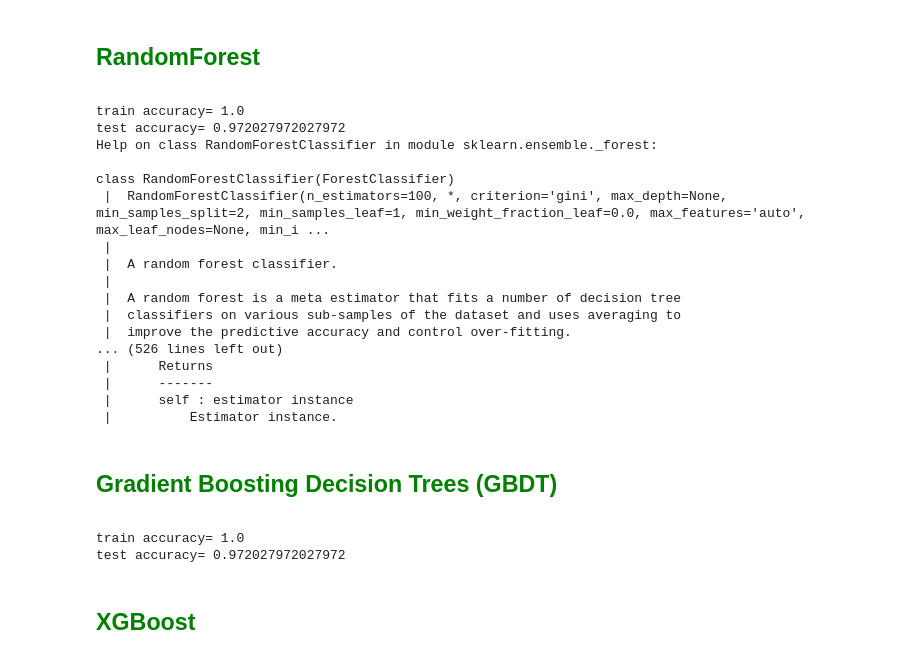
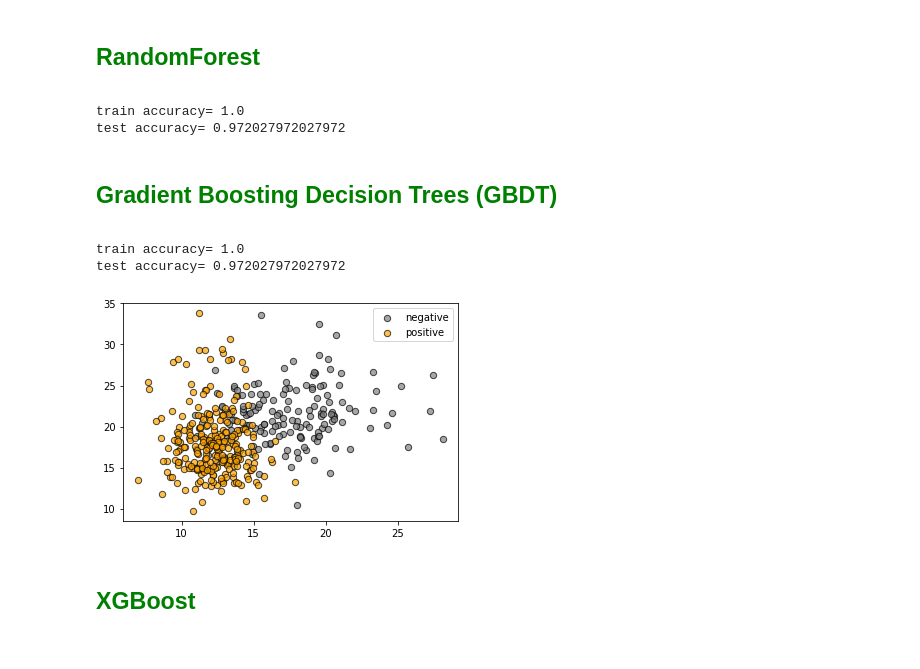
Before and after one commit to MykolaHavrylov/DS_kemp, a Jupyter notebook: lesson_10_dt/lesson_10_dt_hometask.ipynb, the cells around one changed output. Saved outputs shown, nothing was run; the diff lists cells and outputs as text; code cells hidden in the pictures.

```diff
--- a/lesson_10_dt/lesson_10_dt_hometask.ipynb
+++ b/lesson_10_dt/lesson_10_dt_hometask.ipynb
@@ -844,9 +643,15 @@ test accuracy= 84.000%
 </font>
 # %%
 from sklearn.datasets import load_breast_cancer
+
 cancer = load_breast_cancer()
-X, y, labels, features = cancer.data, cancer.target, cancer.target_names, cancer.feature_names
-print ('labels:',labels)
-print ('features:', features)
+X, y, labels, features = (
+    cancer.data,
+    cancer.target,
+    cancer.target_names,
+    cancer.feature_names,
+)
+print("labels:", labels)
+print("features:", features)
 
-X_train, X_test, y_train, y_test = train_test_split(X, y, random_state = 0)
+X_train, X_test, y_train, y_test = train_test_split(X, y, random_state=0)
@@ -919,31 +693,16 @@ class DecisionTreeClassifier(sklearn.base.ClassifierMixin, BaseDecisionTree)
 RFC = RandomForestClassifier(
     random_state=10,
     # n_estimators=10, # defaul value - 100 is enough
-    max_features=4
+    max_features=30
 ).fit(X_train, y_train)
 # END_CODE
 
 print(f"train accuracy= {RFC.score(X_train, y_train)}")
 print(f"test accuracy= {RFC.score(X_test, y_test)}")
-help(RandomForestClassifier)
+# help(RandomForestClassifier)
 # %% [output]
 train accuracy= 1.0
 test accuracy= 0.972027972027972
-Help on class RandomForestClassifier in module sklearn.ensemble._forest:
-
-class RandomForestClassifier(ForestClassifier)
- |  RandomForestClassifier(n_estimators=100, *, criterion='gini', max_depth=None, min_samples_split=2, min_samples_leaf=1, min_weight_fraction_leaf=0.0, max_features='auto', max_leaf_nodes=None, min_i ...
- |
- |  A random forest classifier.
- |
- |  A random forest is a meta estimator that fits a number of decision tree
- |  classifiers on various sub-samples of the dataset and uses averaging to
- |  improve the predictive accuracy and control over-fitting.
-... (526 lines left out)
- |      Returns
- |      -------
- |      self : estimator instance
- |          Estimator instance.
 # %% [markdown]
 <font color = green>
 
@@ -953,17 +712,19 @@ class RandomForestClassifier(ForestClassifier)
 # %%
 # YOUR_CODE.  create the classifier and train it
 # START_CODE
 GBC = GradientBoostingClassifier(
     learning_rate=0.1,
     max_depth=2
 ).fit(X_train, y_train)
 # END_CODE
 
 print(f"train accuracy= {GBC.score (X_train, y_train)}")
 print(f"test accuracy= {GBC.score(X_test, y_test)}")
+plot_data_logistic_regression(X_train, y_train)
 # %% [output]
 train accuracy= 1.0
 test accuracy= 0.972027972027972
+[figure, added]
 # %% [markdown]
 <font color = green>
 
```
Also changed, not shown: parts of 25 cells of this notebook.
